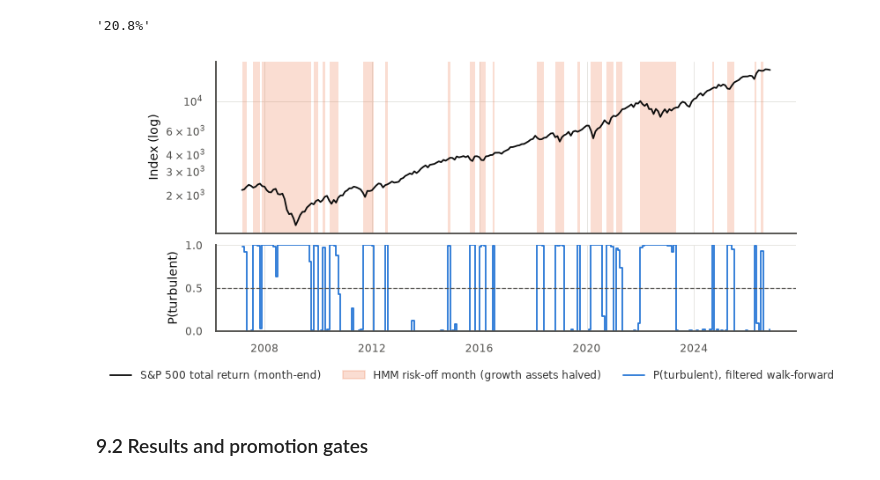
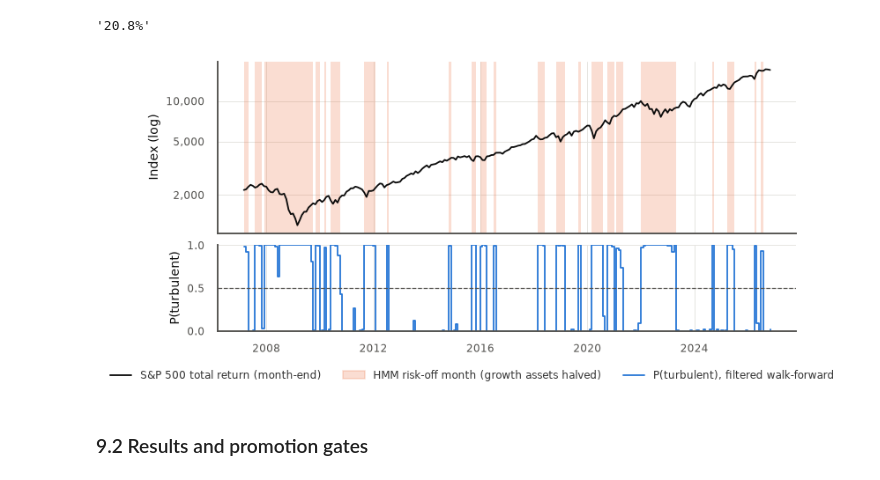
Before and after one commit to paul2108/04_Financial-Modelin-Group-projects, a Jupyter notebook: notebook/GroupZ_RiskParity_Trend.ipynb, the cells around one changed output. Drawn from its saved outputs; the diff is of its cells as text; code cells hidden in the pictures.

```diff
--- a/notebook/GroupZ_RiskParity_Trend.ipynb
+++ b/notebook/GroupZ_RiskParity_Trend.ipynb
@@ -1790,26 +1812,29 @@ Months in risk-off: HMM 37%, volatility rule 21%
 # %%
 fig, (ax1, ax2) = plt.subplots(2, 1, figsize=(FIG_W, 3.4), sharex=True, height_ratios=[2, 1], layout="constrained")
 spx_m = data.prices_m[MARKET].loc[T0:]
 ax1.plot(spx_m.index, spx_m, color=INK, lw=1.2, label="S&P 500 total return (month-end)")
 off_months = risk_off_hmm[risk_off_hmm].index
 for t in off_months:      # a signal at month-end t is acted on in month t+1
     ax1.axvspan(t, t + pd.offsets.MonthEnd(1), color=COLORS["60/40"], alpha=0.22, lw=0)
 ax1.fill_between([], [], color=COLORS["60/40"], alpha=0.22, label="HMM risk-off month (growth assets halved)")
 ax1.set_yscale("log")
+ax1.yaxis.set_major_locator(mticker.LogLocator(base=10, subs=(1.0, 2.0, 5.0)))  # ticks at 1-2-5 steps
+ax1.yaxis.set_major_formatter(mticker.FuncFormatter(lambda v, _: f"{v:,.0f}"))  # plain numbers, no 10^x
+ax1.yaxis.set_minor_formatter(mticker.NullFormatter())
 ax1.set_ylabel("Index (log)")
 ax2.step(p_turb.index, p_turb, where="post", color=COLORS["Strategy"], lw=1.2,
          label="P(turbulent), filtered walk-forward")
 ax2.axhline(HMM_CFG.prob_threshold, color=INK_2, lw=0.8, ls="--")
 ax2.set_ylim(0, 1)
 ax2.set_ylabel("P(turbulent)")
 h1, l1 = ax1.get_legend_handles_labels()
 h2, l2 = ax2.get_legend_handles_labels()
 fig.legend(h1 + h2, l1 + l2, loc="outside lower center", ncol=3, frameon=False)
 save_figure(fig, "fig_regimes")
 plt.show()
 register_item("fig_regimes", r"Figure~\ref{fig:regimes}", "HMM regimes, walk-forward (Figure)", "9.1", [MARKET])
 # %% [output]
-[figure, old version]
+[figure, new version]
 # %% [markdown]
 <a id="sec-9-2"></a>
 ### 9.2 Results and promotion gates
```
Also changed, not shown: parts of 19 cells of this notebook, 25 other files.
